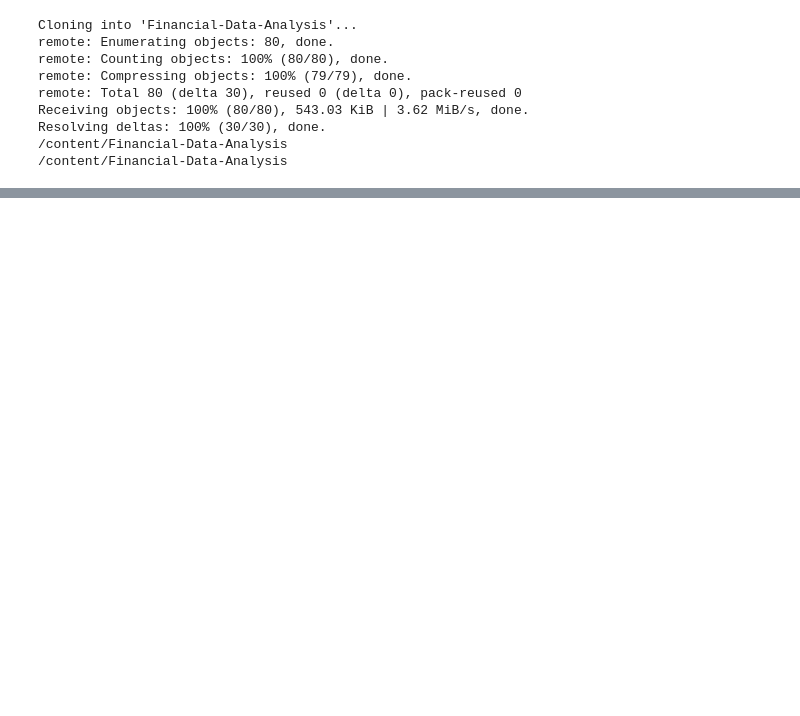
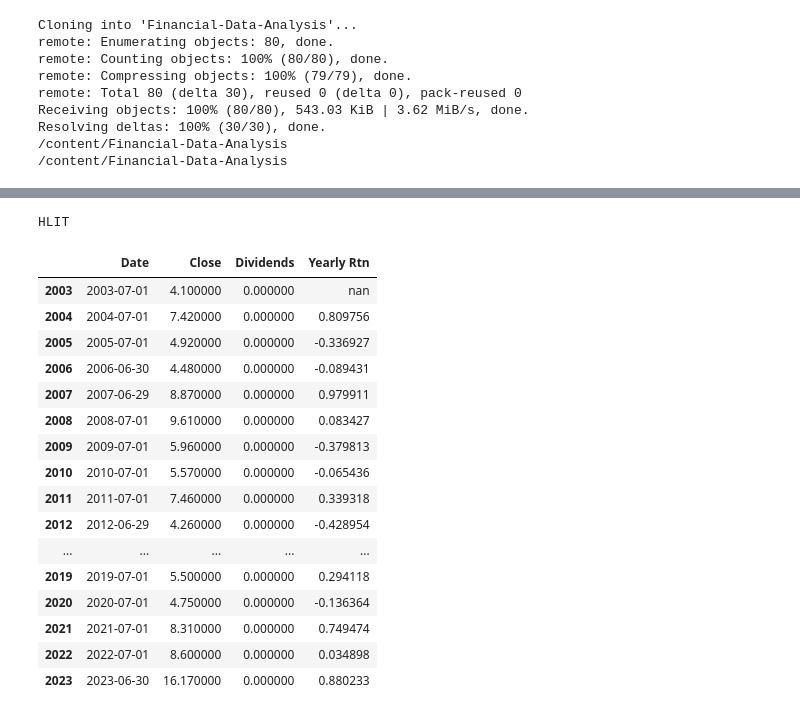
Before and after one commit to HYChangTAMU/Projects, a Jupyter notebook: Assignment1/Project1.ipynb, the cells around one changed output, grey strips where cells are left out. Cells and saved outputs as stored; diff of their text form; code cells hidden in the pictures; blank space fills up the shorter version.

```diff
--- a/Assignment1/Project1.ipynb
+++ b/Assignment1/Project1.ipynb
@@ -132,0 +183,21 @@ aapl_yr
+# %%
+hlit_yr
+# %% [output]
+HLIT
+|  | Date | Close | Dividends | Yearly Rtn |
+| 2003 | 2003-07-01 | 4.100000 | 0.000000 | nan |
+| 2004 | 2004-07-01 | 7.420000 | 0.000000 | 0.809756 |
+| 2005 | 2005-07-01 | 4.920000 | 0.000000 | -0.336927 |
+| 2006 | 2006-06-30 | 4.480000 | 0.000000 | -0.089431 |
+| 2007 | 2007-06-29 | 8.870000 | 0.000000 | 0.979911 |
+| 2008 | 2008-07-01 | 9.610000 | 0.000000 | 0.083427 |
+| 2009 | 2009-07-01 | 5.960000 | 0.000000 | -0.379813 |
+| 2010 | 2010-07-01 | 5.570000 | 0.000000 | -0.065436 |
+| 2011 | 2011-07-01 | 7.460000 | 0.000000 | 0.339318 |
+| 2012 | 2012-06-29 | 4.260000 | 0.000000 | -0.428954 |
+| ... | ... | ... | ... | ... |
+| 2019 | 2019-07-01 | 5.500000 | 0.000000 | 0.294118 |
+| 2020 | 2020-07-01 | 4.750000 | 0.000000 | -0.136364 |
+| 2021 | 2021-07-01 | 8.310000 | 0.000000 | 0.749474 |
+| 2022 | 2022-07-01 | 8.600000 | 0.000000 | 0.034898 |
+| 2023 | 2023-06-30 | 16.170000 | 0.000000 | 0.880233 |
```
Also changed, not shown: parts of 17 cells of this notebook.
